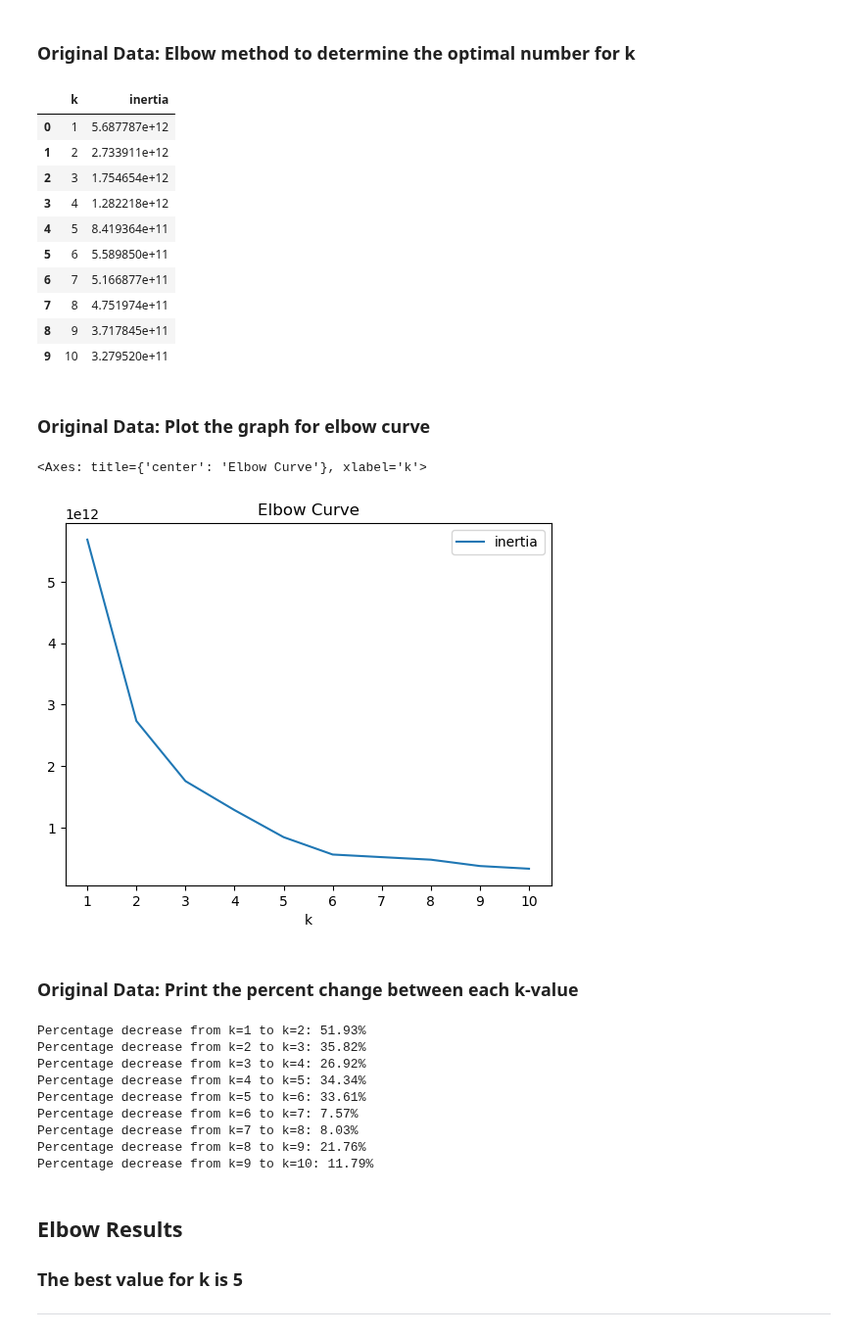
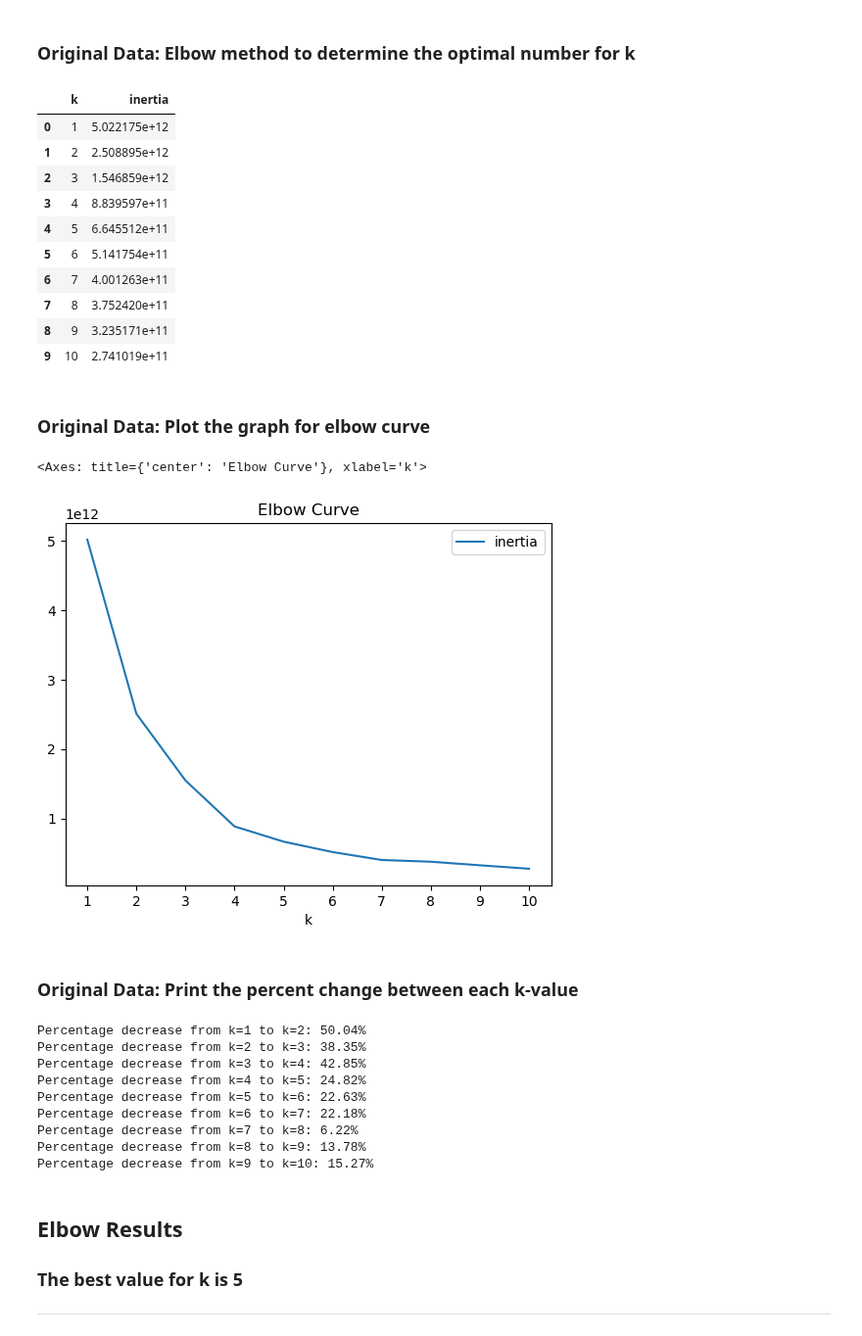
Before and after one commit to stacjstaton/ai-project2-flight-delay-predictions, a Jupyter notebook: jenn_models.ipynb, the cells around one changed output. Shown at 98% size. Saved outputs shown, nothing was run; the diff lists cells and outputs as text; code cells hidden in the pictures.

```diff
--- a/jenn_models.ipynb
+++ b/jenn_models.ipynb
@@ -391,3 +394,11 @@ LogisticRegression accuracy score: 0.5707622028091304
 # %%
 # Make A Copy Of 'encoded_df' Dataframe
 k_df = encoded_df.copy()
+
+# Set up X and y variables
+X = k_df.copy()
+X = X.drop(columns='Delay')
+
+# Set up y variable
+y = k_df['Delay']
+X.head()
@@ -394,38 +412,40 @@ k_df = encoded_df.copy()
+# %%
+X_train, X_test, y_train, y_test = train_test_split(X, y, test_size=0.2, random_state=1)
 # %% [markdown]
 ### **Original Data**: Elbow method to determine the optimal number for k
 # %%
 # Create an empty list to store the inertia values
 inertia = []
 
 # Create a list with the number of k-values to try
 k = list(range(1, 11))
 
 # Create a for-loop where each value of k is evaluated using the K-means algorithm
 # Fit the model using the service_ratings DataFrame
 # Append the value of the computed inertia from the `inertia_` attribute of the KMeans model instance
 for i in k:
     k_model = KMeans(n_clusters=i, n_init='auto', random_state=0)
-    k_model.fit(k_df)
+    k_model.fit(X_train)
     inertia.append(k_model.inertia_)
 
 # Define a DataFrame to hold the values for k and the corresponding inertia
 elbow_data = {"k": k, "inertia": inertia}
 df_elbow = pd.DataFrame(elbow_data)
 
 # Review the DataFrame
 df_elbow
 # %% [output]
 |  | k | inertia |
-| 0 | 1 | 5.687787e+12 |
-| 1 | 2 | 2.733911e+12 |
-| 2 | 3 | 1.754654e+12 |
-| 3 | 4 | 1.282218e+12 |
-| 4 | 5 | 8.419364e+11 |
-| 5 | 6 | 5.589850e+11 |
-| 6 | 7 | 5.166877e+11 |
-| 7 | 8 | 4.751974e+11 |
-| 8 | 9 | 3.717845e+11 |
-| 9 | 10 | 3.279520e+11 |
+| 0 | 1 | 5.022175e+12 |
+| 1 | 2 | 2.508895e+12 |
+| 2 | 3 | 1.546859e+12 |
+| 3 | 4 | 8.839597e+11 |
+| 4 | 5 | 6.645512e+11 |
+| 5 | 6 | 5.141754e+11 |
+| 6 | 7 | 4.001263e+11 |
+| 7 | 8 | 3.752420e+11 |
+| 8 | 9 | 3.235171e+11 |
+| 9 | 10 | 2.741019e+11 |
 # %% [markdown]
 ### **Original Data**: Plot the graph for elbow curve
 # %%
@@ -436,7 +456,7 @@ df_elbow.plot.line(x="k",
                    xticks=k)
 # %% [output]
 <Axes: title={'center': 'Elbow Curve'}, xlabel='k'>
-[figure, old version]
+[figure, new version]
 # %% [markdown]
 ### **Original Data**: Print the percent change between each k-value
 # %%
@@ -447,15 +467,15 @@ for i in range(1, len(k)):
     percentage_decrease = (inertia[i-1] - inertia[i]) / inertia[i-1] * 100
     print(f"Percentage decrease from k={k[i-1]} to k={k[i]}: {percentage_decrease:.2f}%")
 # %% [output]
-Percentage decrease from k=1 to k=2: 51.93%
-Percentage decrease from k=2 to k=3: 35.82%
-Percentage decrease from k=3 to k=4: 26.92%
-Percentage decrease from k=4 to k=5: 34.34%
-Percentage decrease from k=5 to k=6: 33.61%
-Percentage decrease from k=6 to k=7: 7.57%
-Percentage decrease from k=7 to k=8: 8.03%
-Percentage decrease from k=8 to k=9: 21.76%
-Percentage decrease from k=9 to k=10: 11.79%
+Percentage decrease from k=1 to k=2: 50.04%
+Percentage decrease from k=2 to k=3: 38.35%
+Percentage decrease from k=3 to k=4: 42.85%
+Percentage decrease from k=4 to k=5: 24.82%
+Percentage decrease from k=5 to k=6: 22.63%
+Percentage decrease from k=6 to k=7: 22.18%
+Percentage decrease from k=7 to k=8: 6.22%
+Percentage decrease from k=8 to k=9: 13.78%
+Percentage decrease from k=9 to k=10: 15.27%
 # %% [markdown]
 ## Elbow Results
 ### **The best value for k is 5**
```
Also changed, not shown: parts of 56 cells of this notebook.
